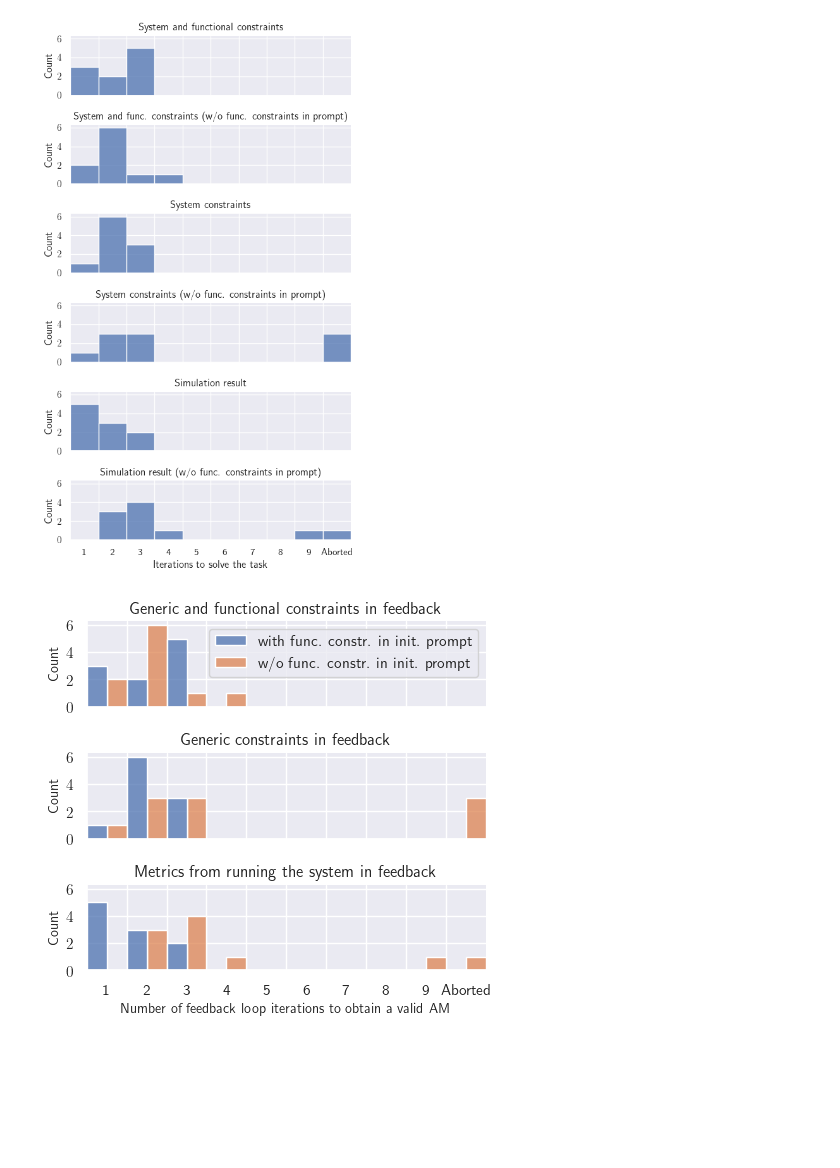
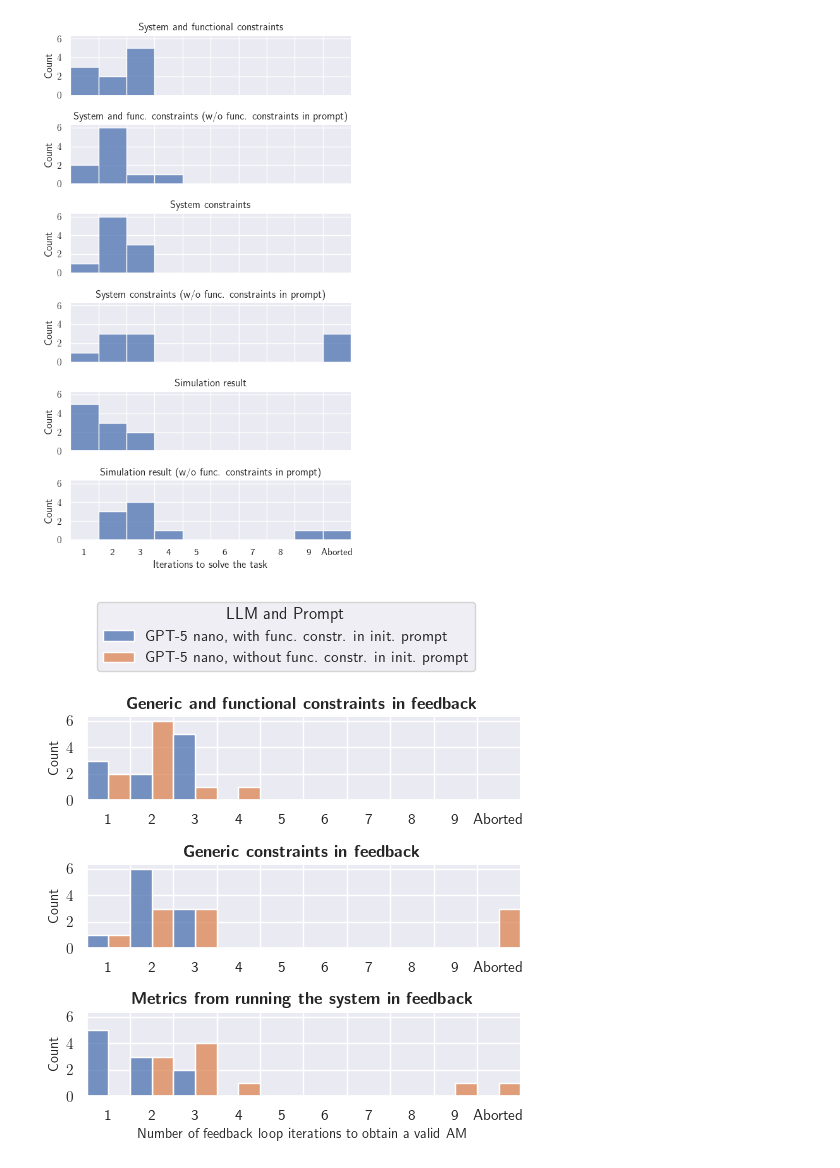
Before and after one commit to smartarch/llm-adaptation, a Jupyter notebook: experiments/dragon.ipynb, the cells around one changed output. Saved outputs shown, nothing was run; the diff lists cells and outputs as text; code cells hidden in the pictures; blank space fills up the shorter version.

Commit message:
Update plots

```diff
--- a/experiments/dragon.ipynb
+++ b/experiments/dragon.ipynb
@@ -439,36 +439,41 @@ plt.show()
 # %%
 iterations[["variant", "prompt"]] = iterations["params"].str.split("_", expand=True)
 variant_labels = {
-    "constraints": "Generic and functional constraints in feedback",
-    "system": "Generic constraints in feedback",
-    "result": "Metrics from running the system in feedback",
+    "constraints": "\\textbf{Generic and functional constraints in feedback}",
+    "system": "\\textbf{Generic constraints in feedback}",
+    "result": "\\textbf{Metrics from running the system in feedback}",
 }
 prompt_labels = {
     "reasons": "with func. constr. in init. prompt",
-    "default": "w/o func. constr. in init. prompt",
+    "default": "without func. constr. in init. prompt",
 }
 iterations["variant_label"] = iterations["variant"].map(variant_labels)
 iterations["prompt_label"] = iterations["prompt"].map(prompt_labels)
+iterations["llm,prompt"] = "GPT-5 nano, " + iterations["prompt_label"]
+hue_order = [
+    "GPT-5 nano, " + prompt_labels["reasons"],
+    "GPT-5 nano, " + prompt_labels["default"],
+]
 
-g = sns.displot(iterations, x="iterations", row="variant_label", hue="prompt_label", multiple="dodge", bins=np.arange(0.5, 11, 1), height=1.5, aspect=3.2, facet_kws={"legend_out": False, "xlim": (0.5, 10.5)}, row_order=list(variant_labels.values()), hue_order=list(prompt_labels.values()))
+g = sns.displot(iterations, x="iterations", row="variant_label", hue="llm,prompt", multiple="dodge", bins=np.arange(0.5, 11, 1), height=1.6, aspect=3.2, facet_kws={"legend_out": False, "xlim": (0.5, 10.5), "sharex": False}, row_order=list(variant_labels.values()), hue_order=hue_order)
 for ax in g.axes.flatten():
     ax.set_xticks(range(1, 11), labels=list(range(1, 10)) + ["Aborted"])
     ax.set_yticks(range(0, 7, 2))
 
     # minor ticks for grid lines between bars
     ax.xaxis.set_minor_locator(FixedLocator(np.arange(1.5, 10.5, 1)))
     ax.tick_params(axis='x', which='minor', length=0)
     ax.grid(False, which='major', axis='x')
     ax.grid(True, which='minor', axis='x')
 
     ax.set_ylabel("Count", fontsize=10)
 
 g.set_titles(row_template="{row_name}")
 g.set_xlabels("Number of feedback loop iterations to obtain a valid AM", fontsize=10)
-g._legend.set_title("")
+sns.move_legend(g, "lower center", bbox_to_anchor=(.5, 1), title="LLM and Prompt")
 
 g.tight_layout()
 plt.savefig(results_folder / "dragon_hist.pdf", bbox_inches="tight")
 plt.show()
 # %% [output]
-[figure, old version]
+[figure, new version]
```
Also changed, not shown: parts of 1 cell of this notebook, 5 other files.
